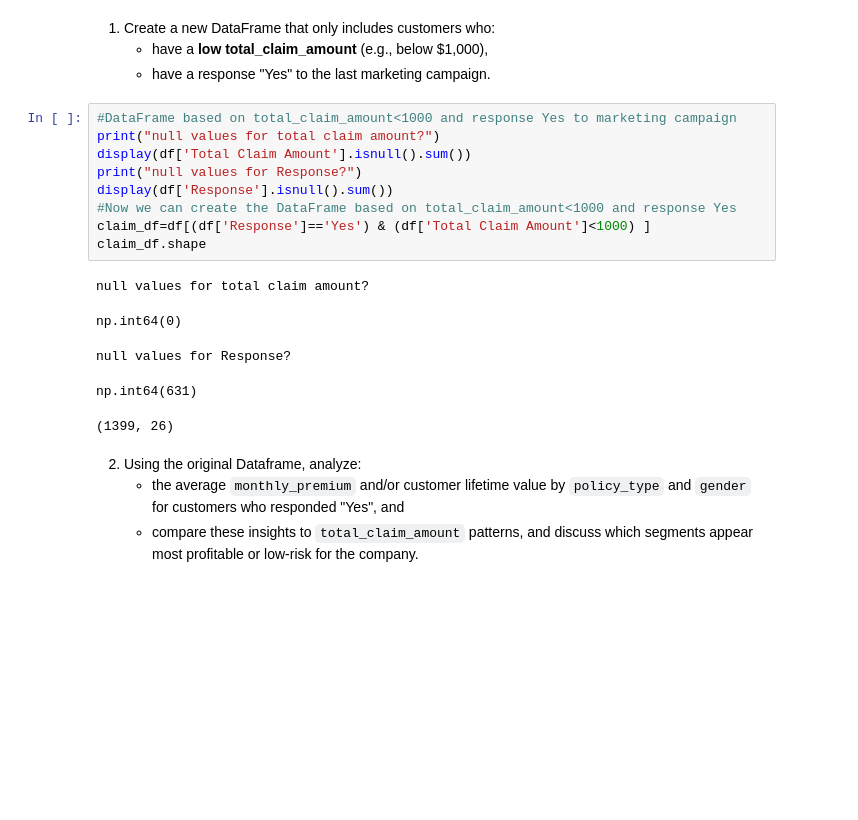
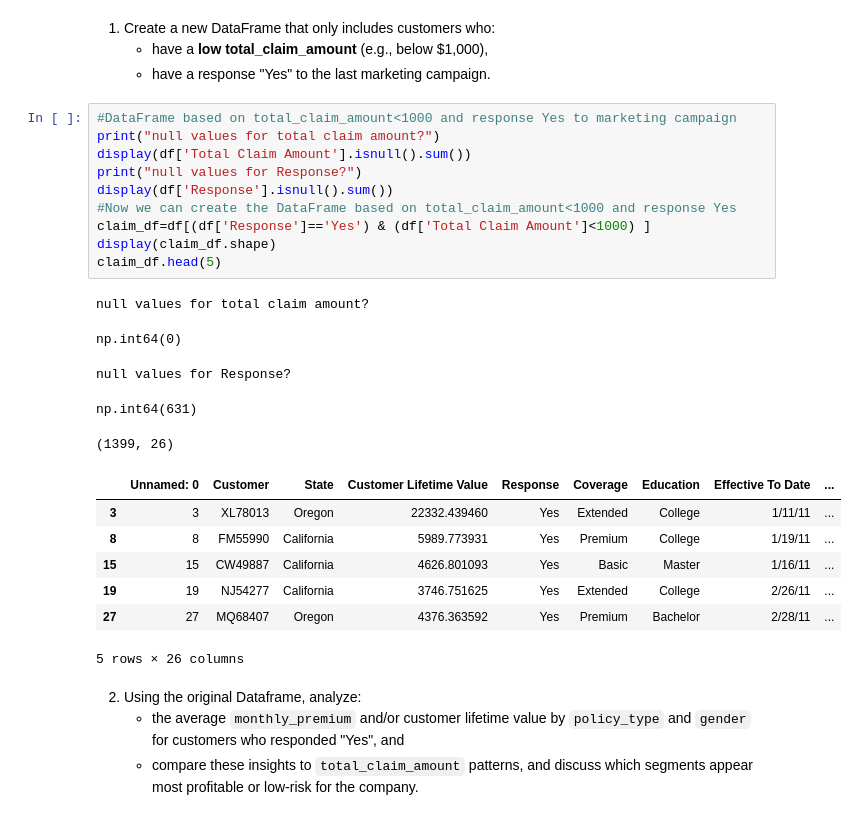
Before and after one commit to cadiyubu/lab-dw-data-aggregation-and-filtering, a Jupyter notebook: lab-dw-aggregating.ipynb, the cells around one changed output. Cells and saved outputs as stored; diff of their text form; blank space fills up the shorter version.

```diff
--- a/lab-dw-aggregating.ipynb
+++ b/lab-dw-aggregating.ipynb
@@ -43,18 +43,26 @@ memory usage: 2.2+ MB
 # %%
 #DataFrame based on total_claim_amount<1000 and response Yes to marketing campaign
 print("null values for total claim amount?")
 display(df['Total Claim Amount'].isnull().sum())
 print("null values for Response?")
 display(df['Response'].isnull().sum())
 #Now we can create the DataFrame based on total_claim_amount<1000 and response Yes
 claim_df=df[(df['Response']=='Yes') & (df['Total Claim Amount']<1000) ]
-claim_df.shape
+display(claim_df.shape)
+claim_df.head(5)
 # %% [output]
 null values for total claim amount?
 np.int64(0)
 null values for Response?
 np.int64(631)
 (1399, 26)
+|  | Unnamed: 0 | Customer | State | Customer Lifetime Value | Response | Coverage | Education | Effective To Date | ... |
+| 3 | 3 | XL78013 | Oregon | 22332.439460 | Yes | Extended | College | 1/11/11 | ... |
+| 8 | 8 | FM55990 | California | 5989.773931 | Yes | Premium | College | 1/19/11 | ... |
+| 15 | 15 | CW49887 | California | 4626.801093 | Yes | Basic | Master | 1/16/11 | ... |
+| 19 | 19 | NJ54277 | California | 3746.751625 | Yes | Extended | College | 2/26/11 | ... |
+| 27 | 27 | MQ68407 | Oregon | 4376.363592 | Yes | Premium | Bachelor | 2/28/11 | ... |
+5 rows × 26 columns
 # %% [markdown]
 2. Using the original Dataframe, analyze:
    - the average `monthly_premium` and/or customer lifetime value by `policy_type` and `gender` for customers who responded "Yes", and
```
Also changed, not shown: parts of 8 cells of this notebook.
